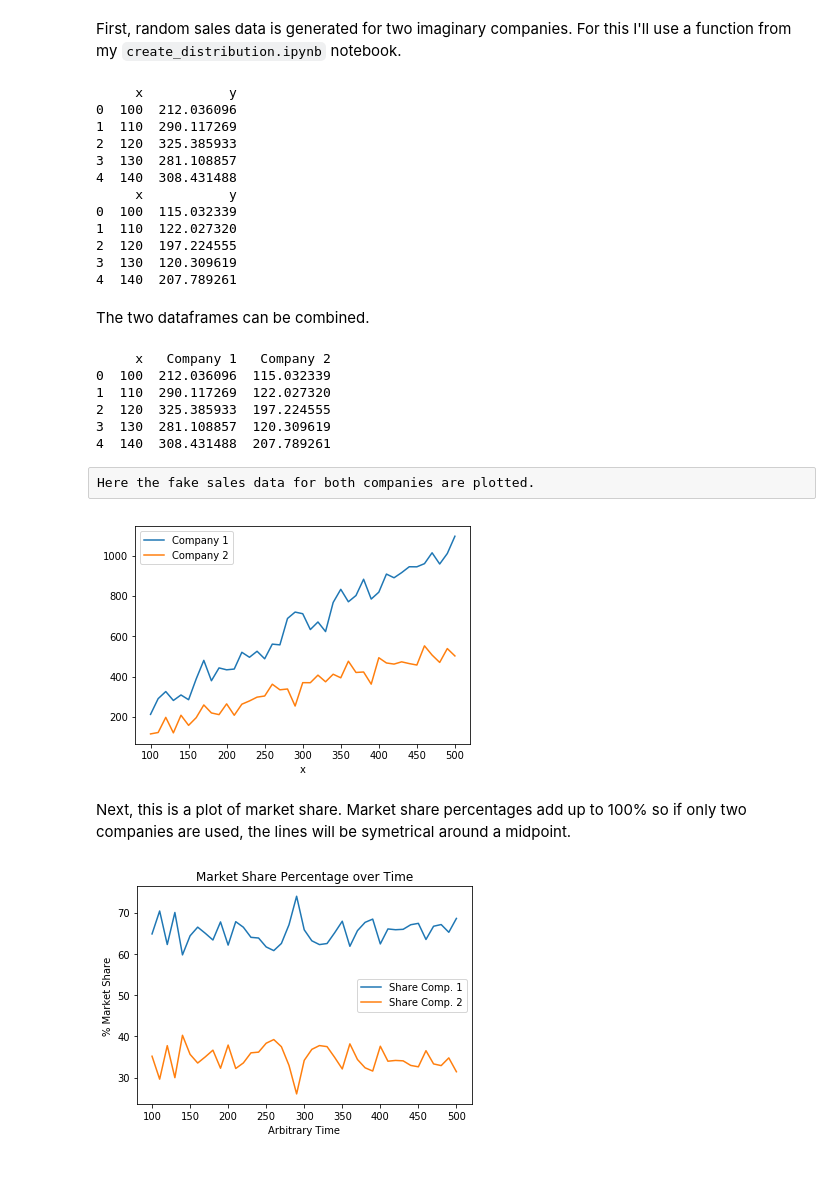
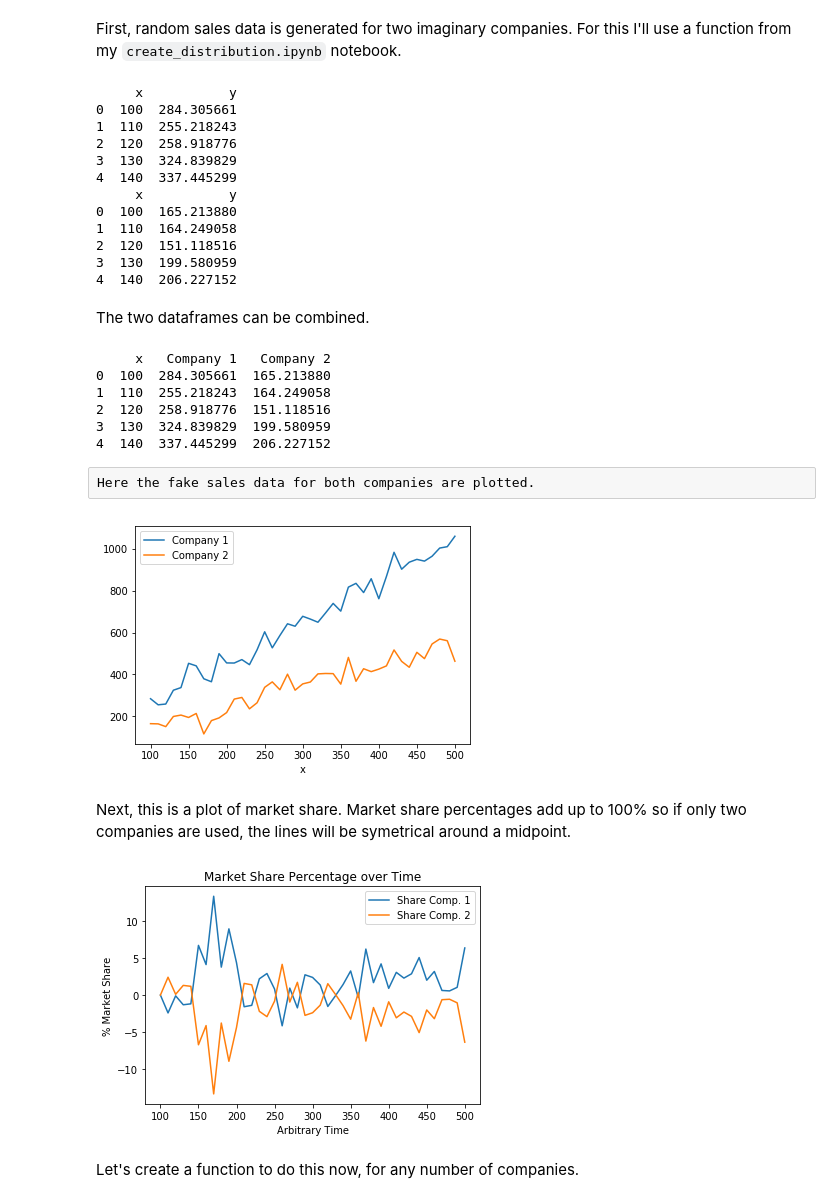
Before and after one commit to peterkabai/python, a Jupyter notebook: notebook_snippets/market_share.ipynb, the cells around one changed output. Saved outputs shown, nothing was run; the diff lists cells and outputs as text; code cells hidden in the pictures; blank space fills up the shorter version.

```diff
--- a/notebook_snippets/market_share.ipynb
+++ b/notebook_snippets/market_share.ipynb
@@ -14,24 +14,24 @@ import scipy.stats as stats
 # %% [markdown]
 First, random sales data is generated for two imaginary companies. For this I'll use a function from my `create_distribution.ipynb` notebook.
 # %%
-comp_1 = create_distrib(m=2, b=50, sd=40, low=100, high=500, by=10, show=False, even=True)
+comp_1 = create_distrib("2*x+50", sd=40, low=100, high=500, by=10, show=False, even=True)
 print(comp_1.head(5))
 
-comp_2 = create_distrib(m=1, b=50, sd=40, low=100, high=500, by=10, show=False, even=True)
+comp_2 = create_distrib("1*x+50", sd=40, low=100, high=500, by=10, show=False, even=True)
 print(comp_2.head(5))
 # %% [output]
      x           y
-0  100  212.036096
-1  110  290.117269
-2  120  325.385933
-3  130  281.108857
-4  140  308.431488
+0  100  284.305661
+1  110  255.218243
+2  120  258.918776
+3  130  324.839829
+4  140  337.445299
      x           y
-0  100  115.032339
-1  110  122.027320
-2  120  197.224555
-3  130  120.309619
-4  140  207.789261
+0  100  165.213880
+1  110  164.249058
+2  120  151.118516
+3  130  199.580959
+4  140  206.227152
 # %% [markdown]
 The two dataframes can be combined.
 # %%
@@ -40,30 +40,32 @@ df.columns = ['x','Company 1', 'Company 2']
 print(df.head(5))
 # %% [output]
      x   Company 1   Company 2
-0  100  212.036096  115.032339
-1  110  290.117269  122.027320
-2  120  325.385933  197.224555
-3  130  281.108857  120.309619
-4  140  308.431488  207.789261
+0  100  284.305661  165.213880
+1  110  255.218243  164.249058
+2  120  258.918776  151.118516
+3  130  324.839829  199.580959
+4  140  337.445299  206.227152
 # %% [raw]
 Here the fake sales data for both companies are plotted.
 # %%
 df.plot('x', ['Company 1','Company 2'])
 plt.show()
 # %% [output]
-[figure, old version]
+[figure, new version]
 # %% [markdown]
 Next, this is a plot of market share. Market share percentages add up to 100% so if only two companies are used, the lines will be symetrical around a midpoint.
 # %%
 start1 = df['Company 1'][0]/(df['Company 1'][0]+df['Company 2'][0])
 start2 = df['Company 2'][0]/(df['Company 1'][0]+df['Company 2'][0])
-df = df.assign(s1=pd.Series(df['Company 1']/(df['Company 1']+df['Company 2'])*100))
-df = df.assign(s2=pd.Series(df['Company 2']/(df['Company 1']+df['Company 2'])*100))
+df = df.assign(s1=pd.Series((df['Company 1']/(df['Company 1']+df['Company 2'])-start1)*100))
+df = df.assign(s2=pd.Series((df['Company 2']/(df['Company 1']+df['Company 2'])-start2)*100))
 df.columns = ['x','Company 1','Company 2','Share Comp. 1','Share Comp. 2']
 df.plot('x', ['Share Comp. 1','Share Comp. 2'])
 plt.xlabel("Arbitrary Time")
 plt.ylabel("% Market Share")
 plt.title("Market Share Percentage over Time")
 plt.show()
 # %% [output]
-[figure, old version]
+[figure, new version]
+# %% [markdown]
+Let's create a function to do this now, for any number of companies.
```
Also changed, not shown: parts of 8 cells of this notebook.
